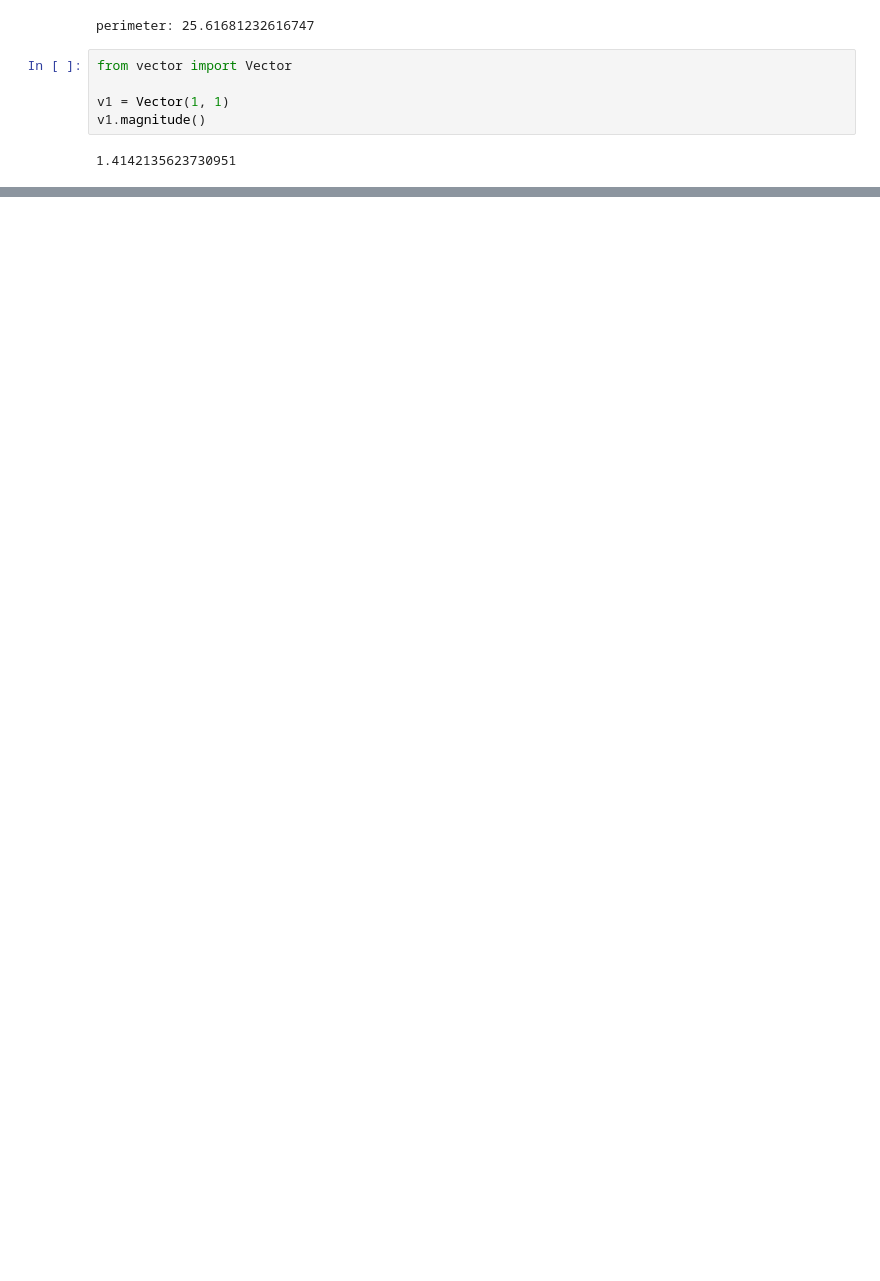
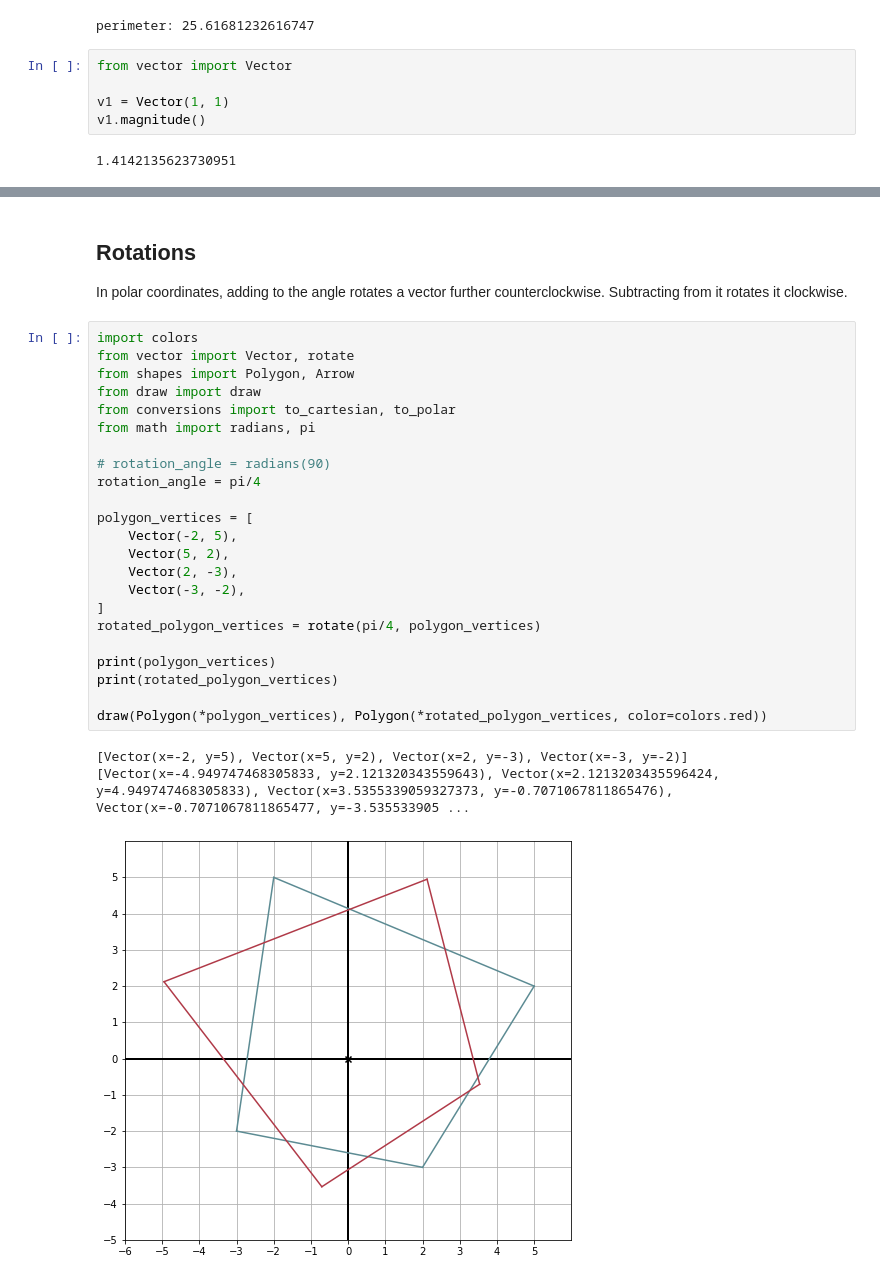
Before and after one commit to pmaterer/maths, a Jupyter notebook: vectors.ipynb, the cells around one changed output, grey strips where cells are left out. Saved outputs shown, nothing was run; the diff lists cells and outputs as text; blank space fills up the shorter version.

```diff
--- a/vectors.ipynb
+++ b/vectors.ipynb
@@ -170,2 +185,33 @@ v1.magnitude()
+# %% [markdown]
+## Rotations
+
+In polar coordinates, adding to the angle rotates a vector further counterclockwise. Subtracting from it rotates it clockwise.
+# %%
+import colors
+from vector import Vector, rotate
+from shapes import Polygon, Arrow
+from draw import draw
+from conversions import to_cartesian, to_polar
+from math import radians, pi
+
+# rotation_angle = radians(90)
+rotation_angle = pi/4
+
+polygon_vertices = [
+    Vector(-2, 5),
+    Vector(5, 2),
+    Vector(2, -3),
+    Vector(-3, -2),
+]
+rotated_polygon_vertices = rotate(pi/4, polygon_vertices)
+
+print(polygon_vertices)
+print(rotated_polygon_vertices)
+
+draw(Polygon(*polygon_vertices), Polygon(*rotated_polygon_vertices, color=colors.red))
+# %% [output]
+[Vector(x=-2, y=5), Vector(x=5, y=2), Vector(x=2, y=-3), Vector(x=-3, y=-2)]
+[Vector(x=-4.949747468305833, y=2.121320343559643), Vector(x=2.1213203435596424, y=4.949747468305833), Vector(x=3.5355339059327373, y=-0.7071067811865476), Vector(x=-0.7071067811865477, y=-3.535533905 ...
+[figure, added]
 # %% [markdown]
 ## Dot Product
```
Also changed, not shown: parts of 12 cells of this notebook, 9 other files.
